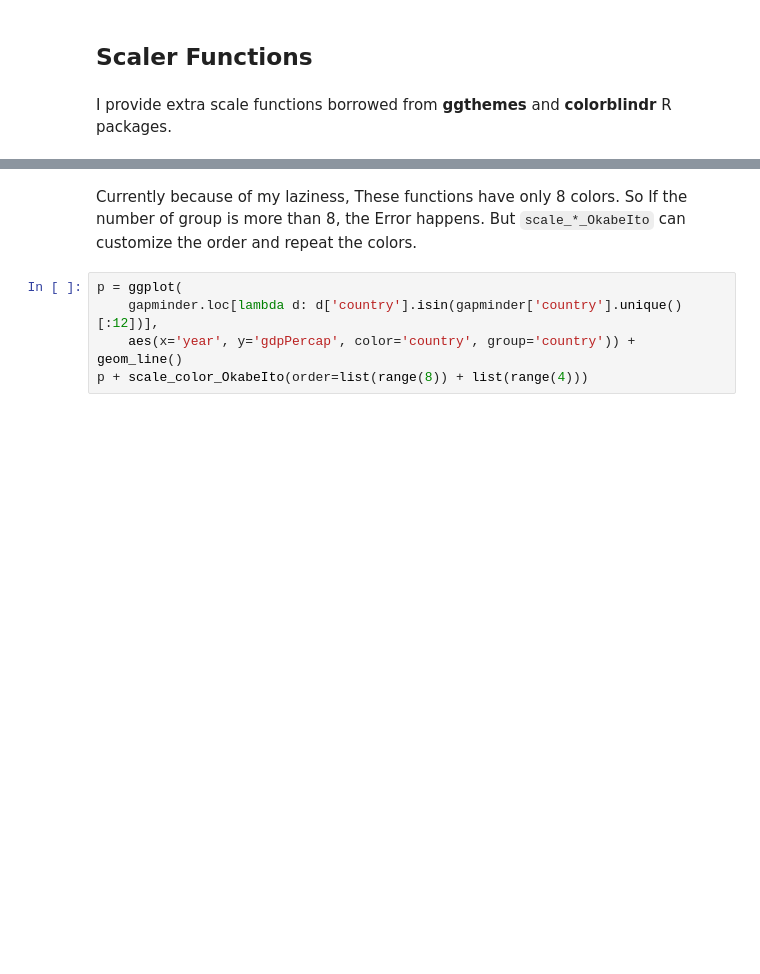
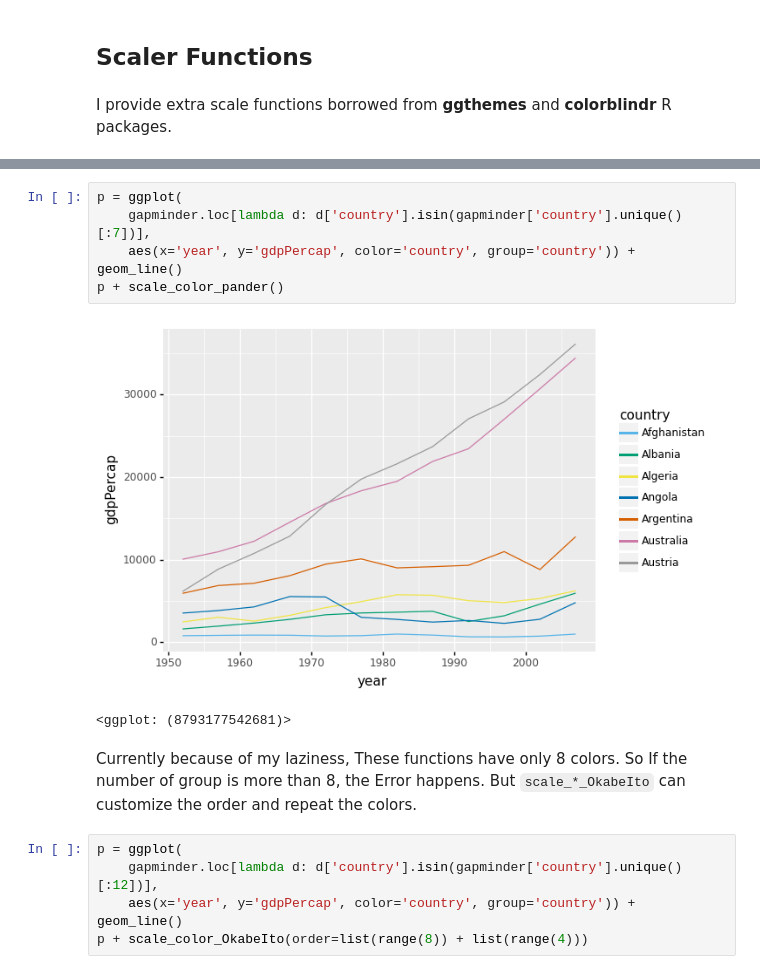
Before and after one commit to Gedevan-Aleksizde/pysocviz, a Jupyter notebook: notebooks/Appendix-plotnine.ipynb, the cells around one changed output, grey strips where cells are left out. Cells and saved outputs as stored; diff of their text form; blank space fills up the shorter version.

```diff
--- a/notebooks/Appendix-plotnine.ipynb
+++ b/notebooks/Appendix-plotnine.ipynb
@@ -22,3 +22,11 @@ p + scale_color_colorblind()
+# %%
+p = ggplot(
+    gapminder.loc[lambda d: d['country'].isin(gapminder['country'].unique()[:7])],
+    aes(x='year', y='gdpPercap', color='country', group='country')) + geom_line()
+p + scale_color_pander()
+# %% [output]
+[figure, added]
+<ggplot: (8793177542681)>
 # %% [markdown]
 Currently because of my laziness, These functions have only 8 colors. So If the number of group is more than 8, the Error happens. But `scale_*_OkabeIto` can customize the order and repeat the colors.
 # %%
```
Also changed, not shown: parts of 4 cells of this notebook.
